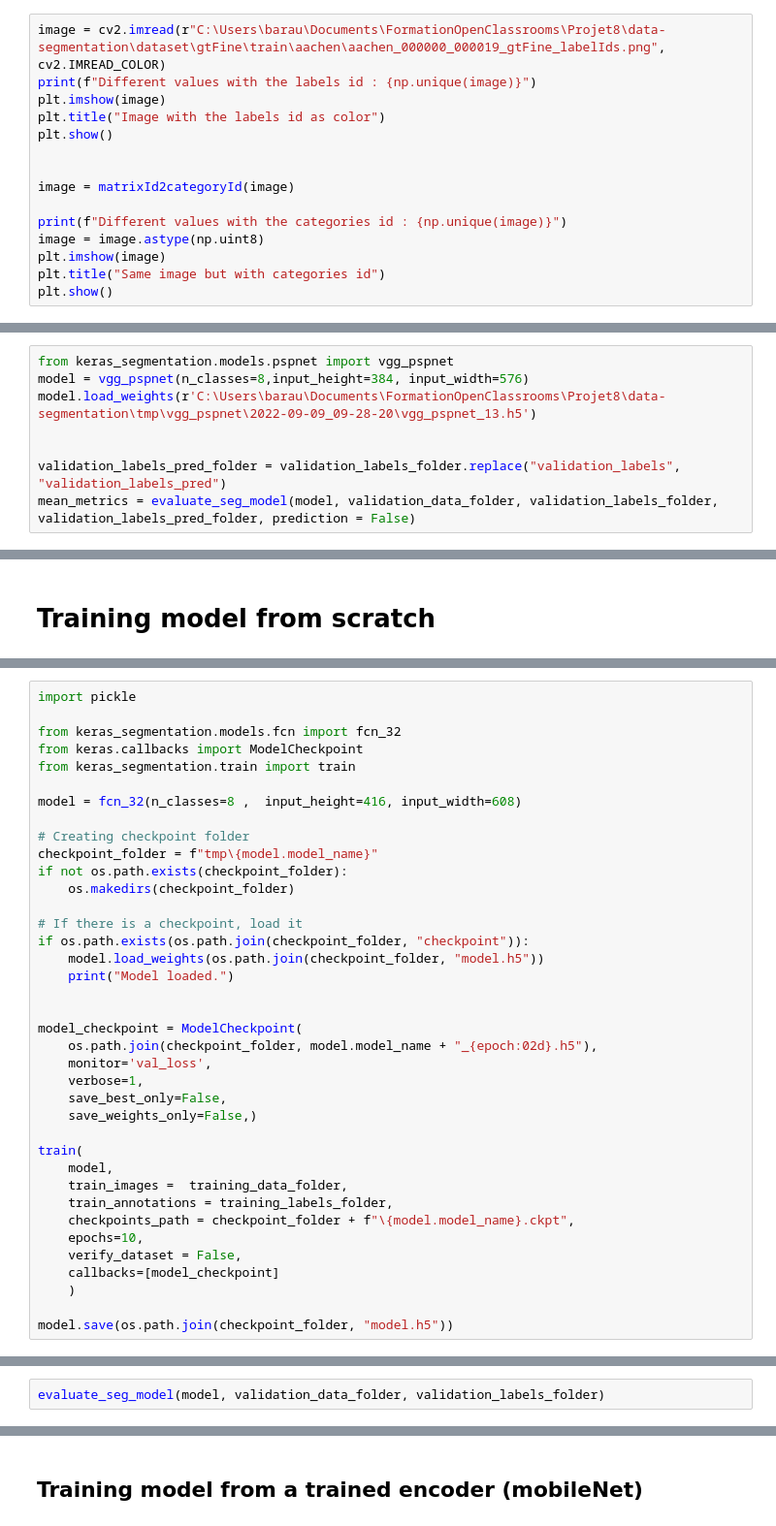
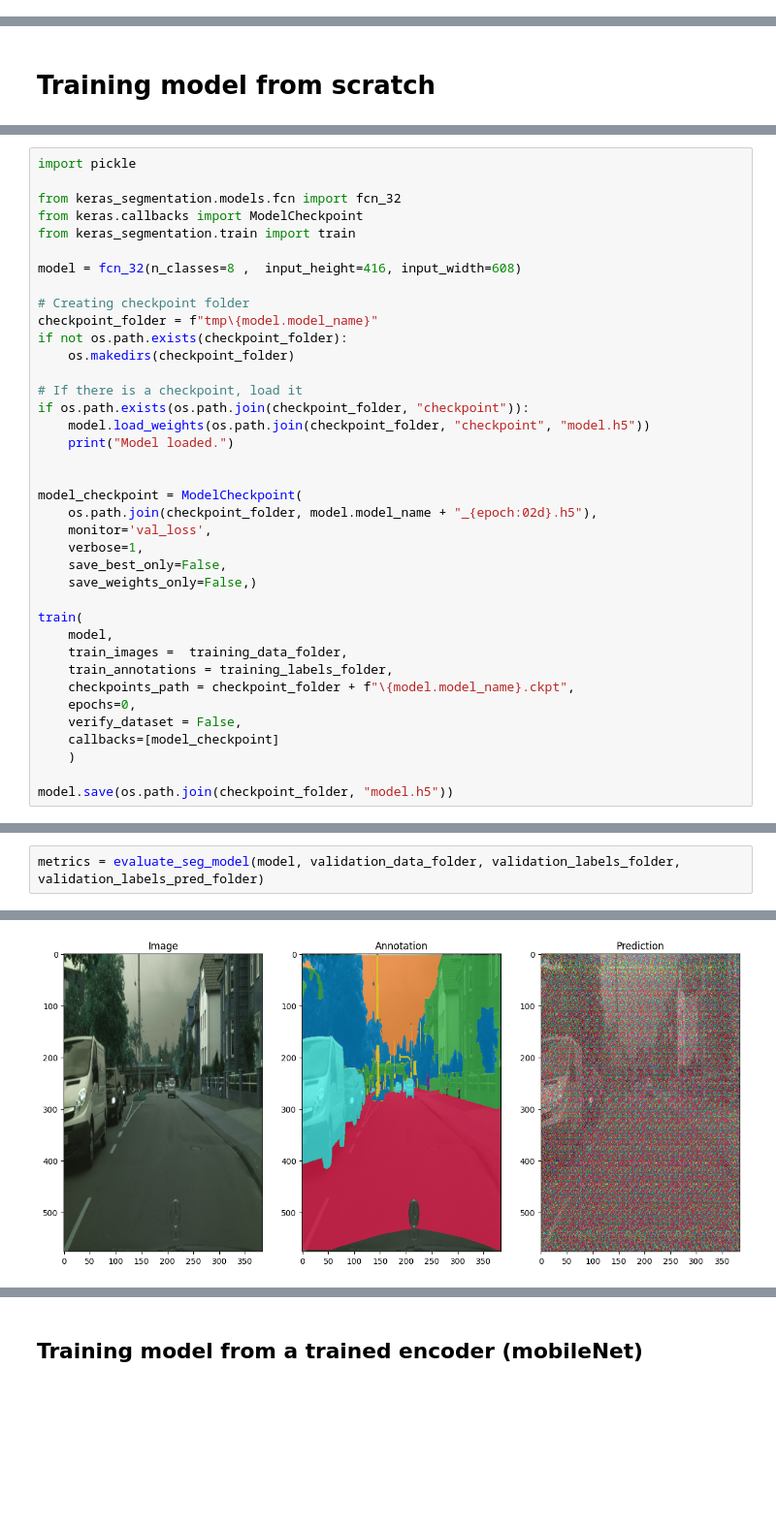
Before and after one commit to Hkllopp/data-segmentation, a Jupyter notebook: notebook.ipynb, the cells around one changed output, grey strips where cells are left out. Shown at 97% size. Drawn from its saved outputs; the diff is of its cells as text; blank space fills up the shorter version.

```diff
--- a/notebook.ipynb
+++ b/notebook.ipynb
@@ -205,18 +231,3 @@ def convert_labels(folder):
         img = matrixId2categoryId(img)
         cv2.imwrite(os.path.join(folder, image), img)
     print("Done")
-# %%
-image = cv2.imread(r"C:\Users\barau\Documents\FormationOpenClassrooms\Projet8\data-segmentation\dataset\gtFine\train\aachen\aachen_000000_000019_gtFine_labelIds.png", cv2.IMREAD_COLOR)
-print(f"Different values with the labels id : {np.unique(image)}")
-plt.imshow(image)
-plt.title("Image with the labels id as color")
-plt.show()
-
-
-image = matrixId2categoryId(image)
-
-print(f"Different values with the categories id : {np.unique(image)}")
-image = image.astype(np.uint8)
-plt.imshow(image)
-plt.title("Same image but with categories id")
-plt.show()
@@ -497,8 +462,0 @@ def evaluate_seg_model(model, validation_data_folder, validation_labels_folder,
-# %%
-from keras_segmentation.models.pspnet import vgg_pspnet
-model = vgg_pspnet(n_classes=8,input_height=384, input_width=576)
-model.load_weights(r'C:\Users\barau\Documents\FormationOpenClassrooms\Projet8\data-segmentation\tmp\vgg_pspnet\2022-09-09_09-28-20\vgg_pspnet_13.h5')
-
-
-validation_labels_pred_folder = validation_labels_folder.replace("validation_labels", "validation_labels_pred")
-mean_metrics = evaluate_seg_model(model, validation_data_folder, validation_labels_folder, validation_labels_pred_folder, prediction = False)
@@ -573,7 +488,7 @@ if not os.path.exists(checkpoint_folder):
 
 # If there is a checkpoint, load it
 if os.path.exists(os.path.join(checkpoint_folder, "checkpoint")):
-    model.load_weights(os.path.join(checkpoint_folder, "model.h5"))
+    model.load_weights(os.path.join(checkpoint_folder, "checkpoint", "model.h5"))
     print("Model loaded.")
 
 
@@ -589,7 +504,7 @@ train(
     train_images =  training_data_folder,
     train_annotations = training_labels_folder,
     checkpoints_path = checkpoint_folder + f"\{model.model_name}.ckpt",
-    epochs=10,
+    epochs=0,
     verify_dataset = False,
     callbacks=[model_checkpoint]
     )
@@ -635,3 +515,3 @@ plt.show()
 # %%
-evaluate_seg_model(model, validation_data_folder, validation_labels_folder)
+metrics = evaluate_seg_model(model, validation_data_folder, validation_labels_folder, validation_labels_pred_folder)
 # %% [output]
@@ -638,0 +528 @@ evaluate_seg_model(model, validation_data_folder, validation_labels_folder)
+[figure, added]
```
Also changed, not shown: parts of 27 cells of this notebook.
